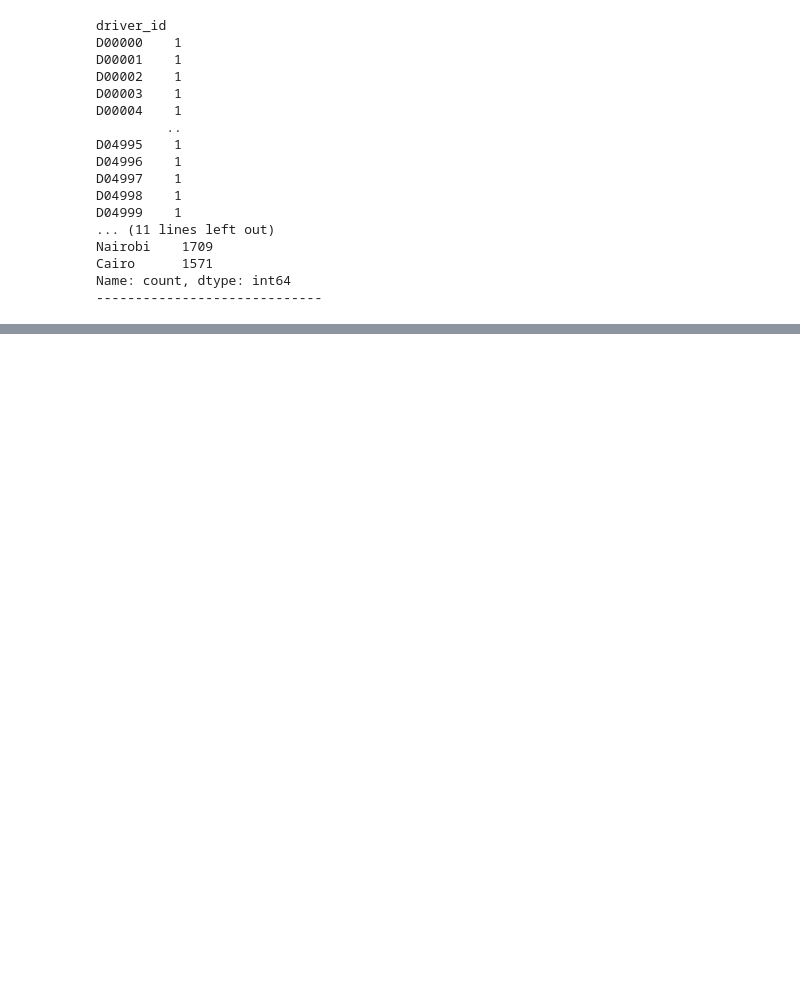
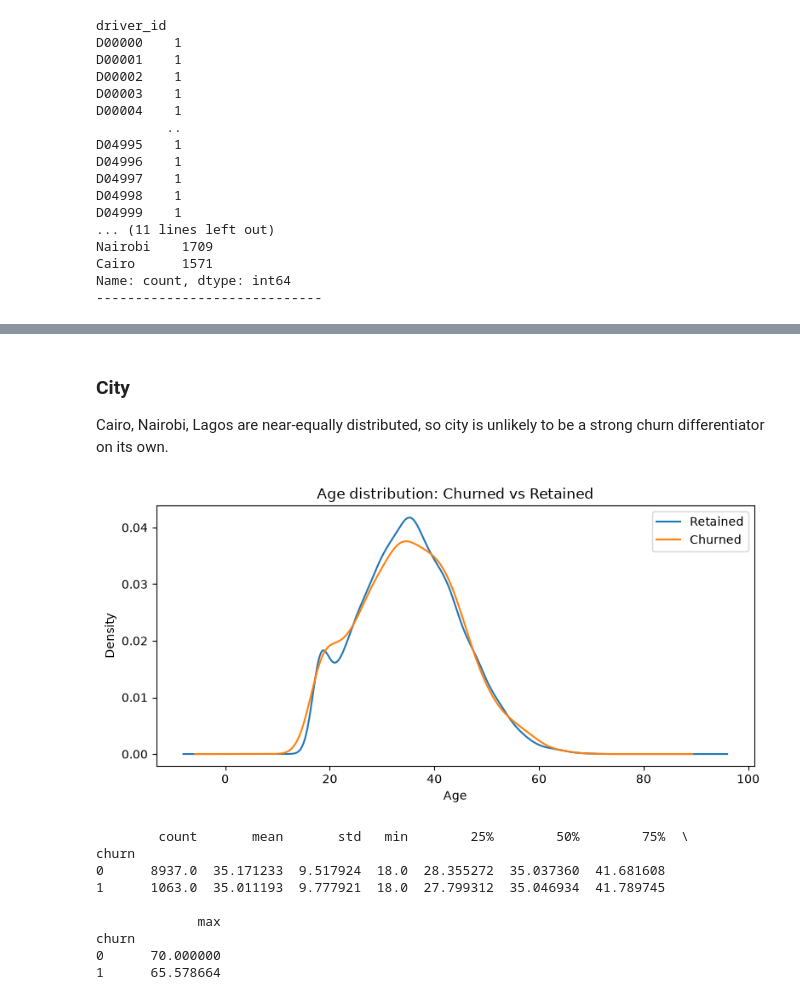
Before and after one commit to esosaomwanghe/ridewise_churnprediction, a Jupyter notebook: notebook/eda.ipynb, the cells around one changed output, grey strips where cells are left out. Cells and saved outputs as stored; diff of their text form; code cells hidden in the pictures; blank space fills up the shorter version.

```diff
--- a/notebook/eda.ipynb
+++ b/notebook/eda.ipynb
@@ -309,0 +416,28 @@ Name: count, dtype: int64
+# %% [markdown]
+### City
+
+Cairo, Nairobi, Lagos are near-equally distributed, so city is unlikely to be a strong churn differentiator on its own.
+# %%
+# Age distribution by churn
+
+fig, ax = plt.subplots(figsize=(8, 4))
+for label, grp in riders.groupby('churn'):
+    grp['age'].plot(kind='kde', ax=ax, label='Churned' if label == 1 else 'Retained')
+ax.set_title('Age distribution: Churned vs Retained')
+ax.set_xlabel('Age')
+ax.legend()
+plt.tight_layout()
+plt.show()
+
+print(riders.groupby('churn')['age'].describe())
+# %% [output]
+[figure, added]
+        count       mean       std   min        25%        50%        75%  \
+churn
+0      8937.0  35.171233  9.517924  18.0  28.355272  35.037360  41.681608
+1      1063.0  35.011193  9.777921  18.0  27.799312  35.046934  41.789745
+
+             max
+churn
+0      70.000000
+1      65.578664
```
Also changed, not shown: parts of 16 cells of this notebook.
